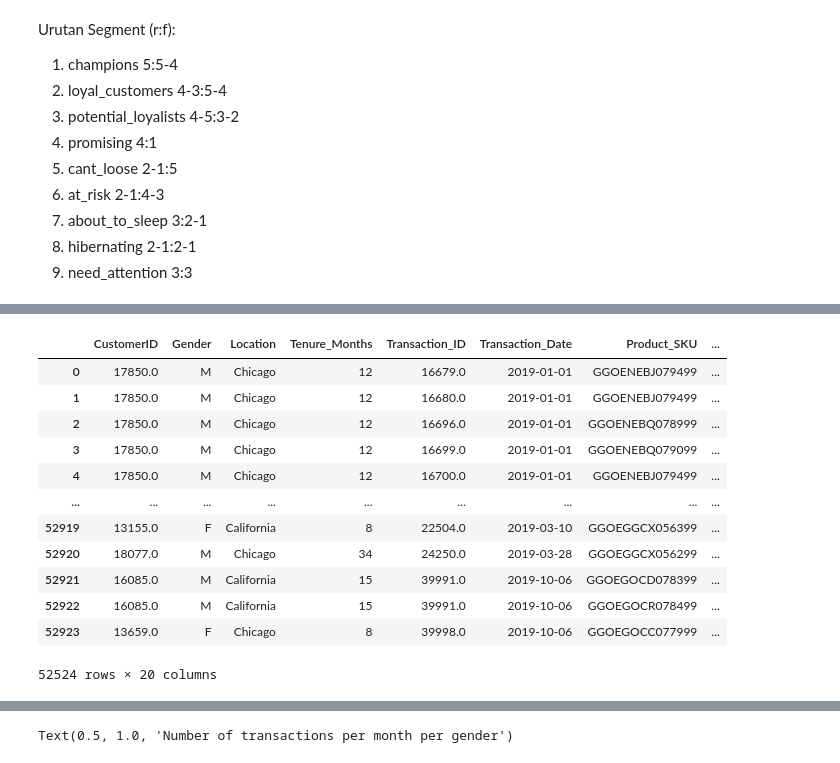
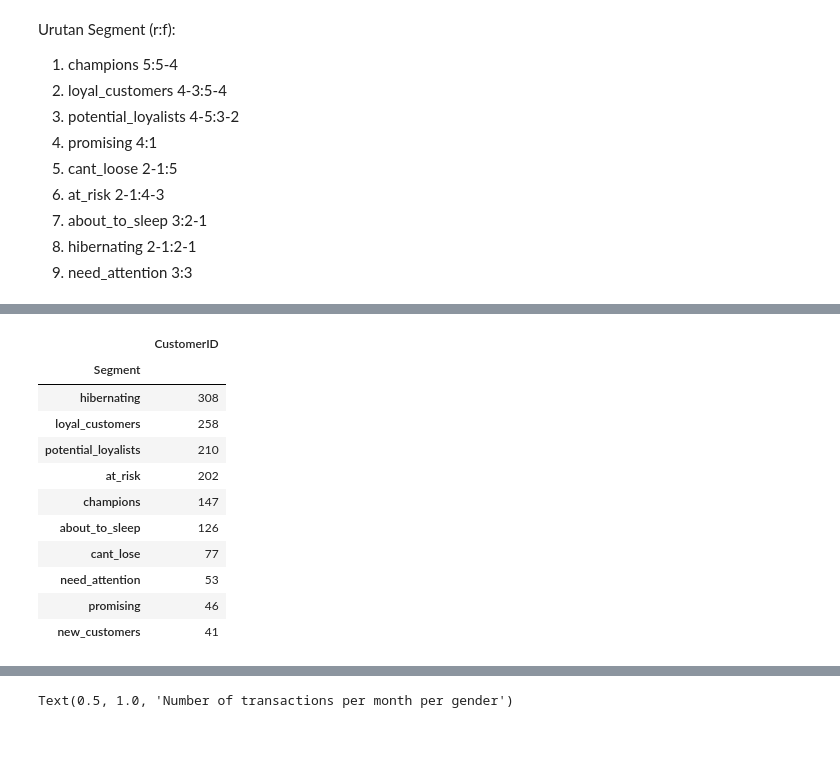
Before and after one commit to SamuelEl09/RFM_Analysis, a Jupyter notebook: Notebook/data_exploration.ipynb, the cells around one changed output, grey strips where cells are left out. Drawn from its saved outputs; the diff is of its cells as text; code cells hidden in the pictures.

```diff
--- a/Notebook/data_exploration.ipynb
+++ b/Notebook/data_exploration.ipynb
@@ -308,16 +299,15 @@ rfm
-# %%
-df
-# %% [output]
-|  | CustomerID | Gender | Location | Tenure_Months | Transaction_ID | Transaction_Date | Product_SKU | ... |
-| 0 | 17850.0 | M | Chicago | 12 | 16679.0 | 2019-01-01 | GGOENEBJ079499 | ... |
-| 1 | 17850.0 | M | Chicago | 12 | 16680.0 | 2019-01-01 | GGOENEBJ079499 | ... |
-| 2 | 17850.0 | M | Chicago | 12 | 16696.0 | 2019-01-01 | GGOENEBQ078999 | ... |
-| 3 | 17850.0 | M | Chicago | 12 | 16699.0 | 2019-01-01 | GGOENEBQ079099 | ... |
-| 4 | 17850.0 | M | Chicago | 12 | 16700.0 | 2019-01-01 | GGOENEBJ079499 | ... |
-| ... | ... | ... | ... | ... | ... | ... | ... | ... |
-| 52919 | 13155.0 | F | California | 8 | 22504.0 | 2019-03-10 | GGOEGGCX056399 | ... |
-| 52920 | 18077.0 | M | Chicago | 34 | 24250.0 | 2019-03-28 | GGOEGGCX056299 | ... |
-| 52921 | 16085.0 | M | California | 15 | 39991.0 | 2019-10-06 | GGOEGOCD078399 | ... |
-| 52922 | 16085.0 | M | California | 15 | 39991.0 | 2019-10-06 | GGOEGOCR078499 | ... |
-| 52923 | 13659.0 | F | Chicago | 8 | 39998.0 | 2019-10-06 | GGOEGOCC077999 | ... |
-52524 rows × 20 columns
+# %%
+pd.DataFrame(rfm.groupby('Segment')['CustomerID'].count().sort_values(ascending=False))
+# %% [output]
+|  | CustomerID |
+| Segment |  |
+| hibernating | 308 |
+| loyal_customers | 258 |
+| potential_loyalists | 210 |
+| at_risk | 202 |
+| champions | 147 |
+| about_to_sleep | 126 |
+| cant_lose | 77 |
+| need_attention | 53 |
+| promising | 46 |
+| new_customers | 41 |
```
Also changed, not shown: parts of 22 cells of this notebook.
